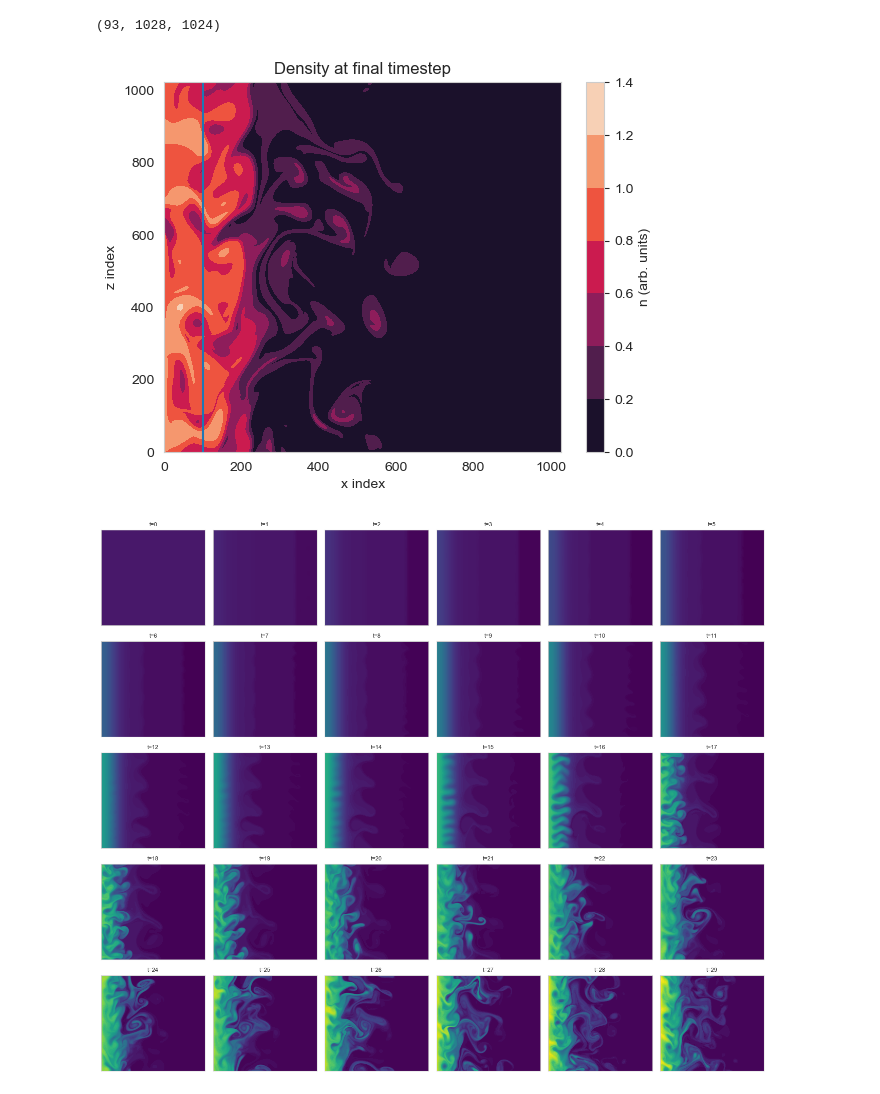
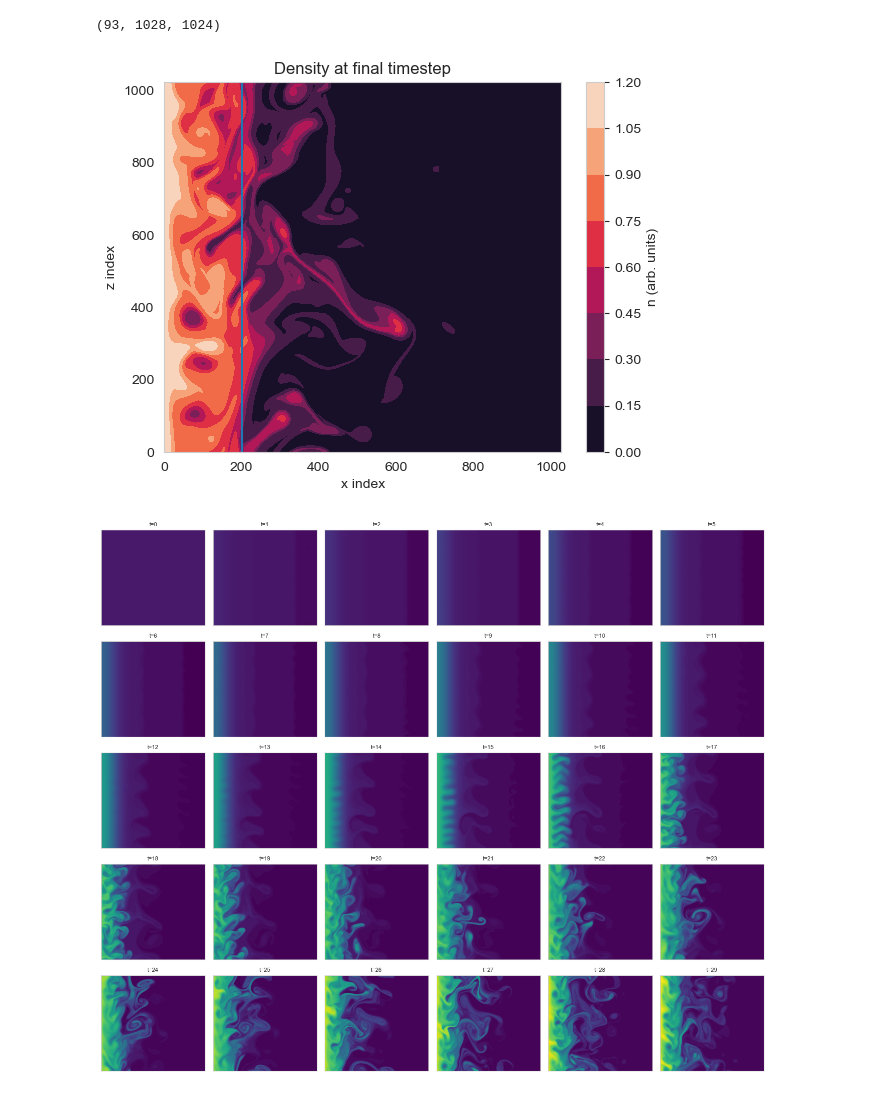
Before and after one commit to raco98/02456_Deep_Learning, a Jupyter notebook: scratch.ipynb, the cells around one changed output. Saved outputs shown, nothing was run; the diff lists cells and outputs as text; code cells hidden in the pictures.

```diff
--- a/scratch.ipynb
+++ b/scratch.ipynb
@@ -38,11 +38,11 @@ def load_density(path_hint: Path):
 	# If the user points at a single file we only need the parent directory.
 	bout_dir = path_hint.parent if path_hint.is_file() else path_hint
 
-	density = collect("n", path=str(bout_dir))
-	return density.squeeze()
+	data = collect("n", path=str(bout_dir))
+	return data.squeeze()
 
 
-def plot_timestep(density,idx,vert=False):
+def plot_timestep(density,idx,vert=(False, None)):
 	"""Plot the density at the final time step."""
 	fig, ax = plt.subplots()
 	contour = ax.contourf(density[idx, :, :].T)
@@ -50,8 +50,8 @@ def plot_timestep(density,idx,vert=False):
 	ax.set_title("Density at final timestep")
 	ax.set_xlabel("x index")
 	ax.set_ylabel("z index")
-	if vert == True:
-		ax.vlines(100, 0, 1023)
+	if vert[0] == True:
+		ax.vlines(vert[1], 0, 1023)
 	plt.show()
 
 density_data = load_density(DATA_LOCATION)
@@ -83,9 +83,11 @@ print(density_data[:, :, :].shape)
 # %% [output]
 (93, 1028, 1024)
 # %%
-plot_timestep(density_data, idx=92, vert=True)
+plot_timestep(density_data, idx=89, vert=(True, 200))
+
+# It seems to be fitting to have the edge of the man plasma at x = 200
 # %% [output]
-[figure, old version]
+[figure, new version]
 # %%
 # Plot first 30 timesteps in a 5x6 grid
 import numpy as np
```
Also changed, not shown: parts of 2 cells of this notebook.
